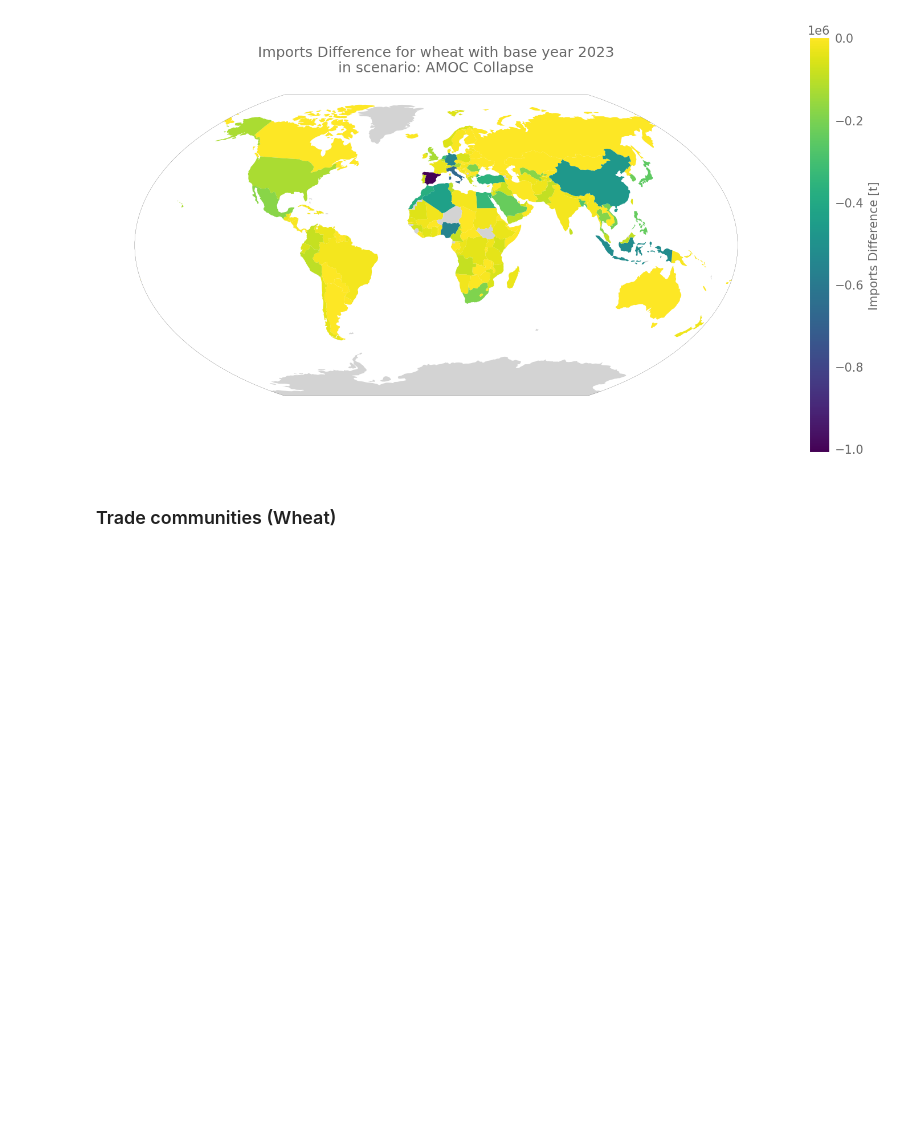
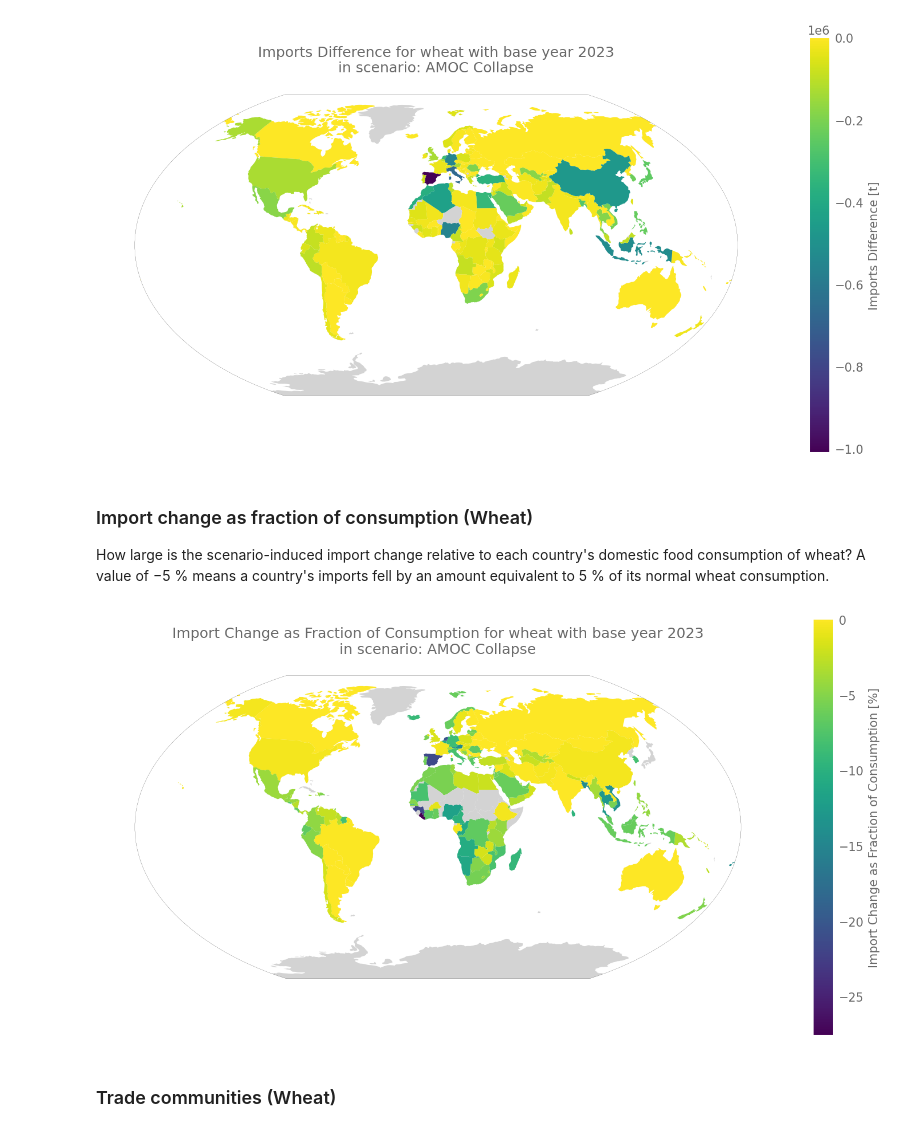
Before and after one commit to florianjehn/pytradeshifts, a Jupyter notebook: scripts/Main Scenarios/AMOC_Collapse_Trade_After_Catastrophe.ipynb, the cells around one changed output. Drawn from its saved outputs; the diff is of its cells as text; code cells hidden in the pictures; blank space fills up the shorter version.

Commit message:
Added ability to plot import changes as fraction of consumption

```diff
--- a/scripts/Main Scenarios/AMOC_Collapse_Trade_After_Catastrophe.ipynb
+++ b/scripts/Main Scenarios/AMOC_Collapse_Trade_After_Catastrophe.ipynb
@@ -62,0 +69,22 @@ Rice: 116 countries affected, median yield change = -0.70%
+# %%
+import os
+from src.preprocessing import serialise_faostat_bulk, prep_fbs_consumption
+
+base_year = 2023
+
+fbs_zip = "data/data_raw/FoodBalanceSheets_E_All_Data.zip"
+fbs_pkl = "data/temp_files/FoodBalanceSheets_E_All_Data.pkl"
+
+if not os.path.exists(fbs_pkl):
+    serialise_faostat_bulk(fbs_zip)
+
+fbs_year = f"Y{base_year}"
+
+wheat_consumption = prep_fbs_consumption(fbs_pkl, item="Wheat and products", year=fbs_year)
+maize_consumption = prep_fbs_consumption(fbs_pkl, item="Maize and products", year=fbs_year)
+rice_consumption  = prep_fbs_consumption(fbs_pkl, item="Rice and products",  year=fbs_year)
+
+print(f"FBS consumption loaded for {fbs_year}.")
+print(f"  Wheat: {len(wheat_consumption)} countries")
+print(f"  Maize: {len(maize_consumption)} countries")
+print(f"  Rice:  {len(rice_consumption)} countries")
@@ -86,6 +119,7 @@ wheat_amoc = PyTradeShifts(
 wheat_comparison = Postprocessing(
     [wheat_base, wheat_amoc],
     anchor_countries=["United States", "Russia", "Australia", "Germany"],
+    consumption_data=wheat_consumption,
 )
 # %% [output]
 Loaded data for Wheat in Y2023.
@@ -116,6 +150,16 @@ wheat_comparison.plot_imports_difference(figsize=(10, 10), vmin=-30, vmax=0, shr
 wheat_comparison.plot_imports_difference_absolute(figsize=(10, 10), shrink=0.5)
 # %% [output]
 [figure]
+# %% [markdown]
+### Import change as fraction of consumption (Wheat)
+
+How large is the scenario-induced import change relative to each country's domestic
+food consumption of wheat? A value of −5 % means a country's imports fell by an amount
+equivalent to 5 % of its normal wheat consumption.
+# %%
+wheat_comparison.plot_import_change_as_fraction_of_consumption(figsize=(10, 10), shrink=0.5)
+# %% [output]
+[figure, added]
 # %% [markdown]
 ### Trade communities (Wheat)
 # %%
```
Also changed, not shown: parts of 8 cells of this notebook, 6 other files.
